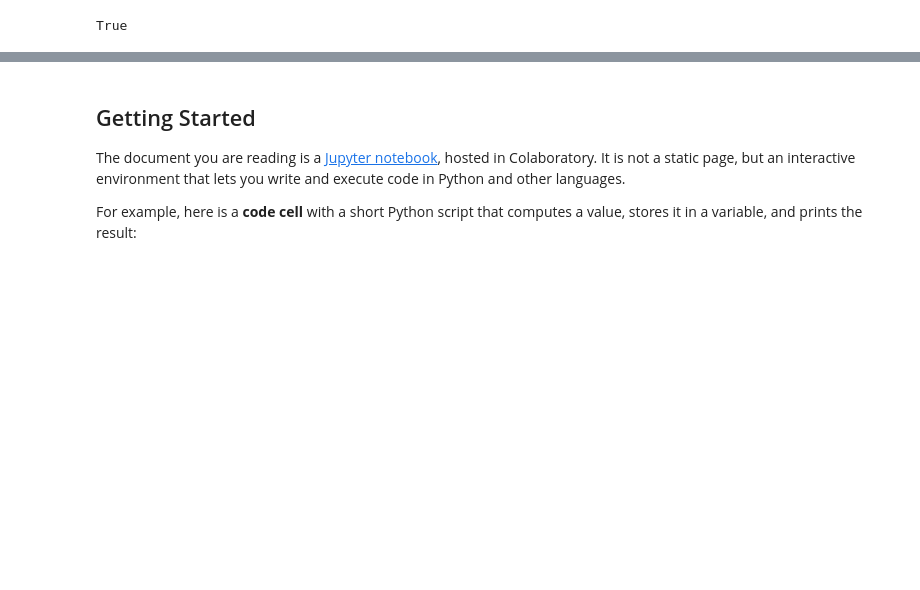
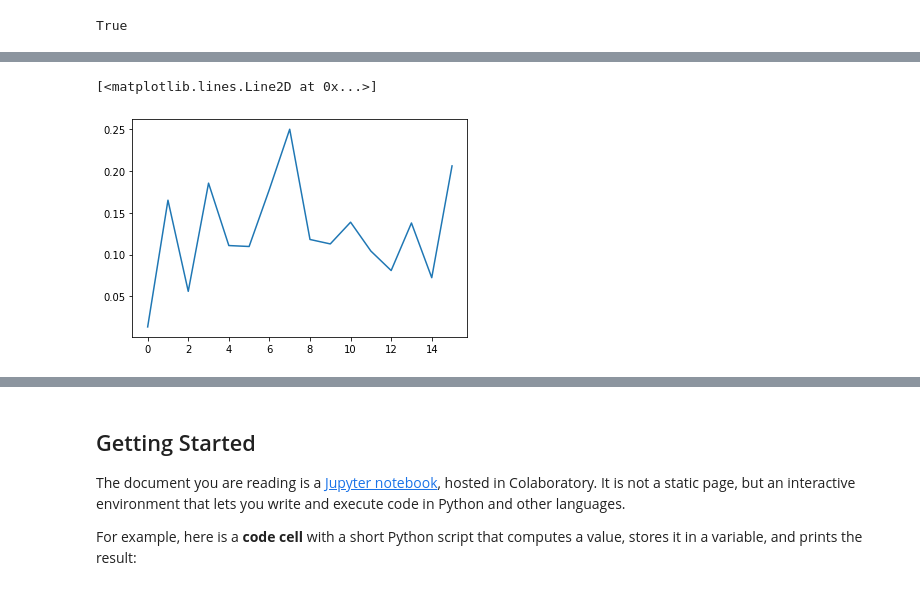
Before and after one commit to LyubovZadiranova/ZadiranovaLA_ML, a Jupyter notebook: Welcome_To_Colaboratory.ipynb, the cells around one changed output, grey strips where cells are left out. Saved outputs shown, nothing was run; the diff lists cells and outputs as text; code cells hidden in the pictures; blank space fills up the shorter version.

```diff
--- a/Welcome_To_Colaboratory.ipynb
+++ b/Welcome_To_Colaboratory.ipynb
@@ -154,0 +108,35 @@ plt.plot(test_loss_history)
+# %%
+batch_size = 100
+
+train_loss_history = []
+test_loss_history = []
+
+X_test = X_test.to(device)
+y_test = y_test.to(device)
+
+for epoch in range(10000):
+    order = np.random.permutation(len(X_train)) # перемешиваем эл-ты
+
+    for start_index in range(0, len(X_train), batch_size):
+        optimizer.zero_grad()
+
+        batch_indexes = order[start_index:start_index+batch_size]
+
+        X_batch = X_train[batch_indexes].to(device)
+        y_batch = y_train[batch_indexes].to(device)
+
+        preds = mnist_net.forward(X_batch)
+
+        loss_value = loss(preds, y_batch)
+        loss_value.backward()
+
+
+
+        optimizer.step()
+
+    train_loss_history.append(loss_value)
+
+    test_preds = mnist_net.forward(X_test)
+    test_loss_history.append(loss(test_preds, y_test))
+
+    print(train_loss_history)
@@ -155,3 +161,8 @@ plt.plot(test_loss_history)
+# %%
+plt.plot(train_loss_history)
+# %% [output]
+[<matplotlib.lines.Line2D at 0x...>]
+[figure, added]
 # %%
 #@title Introducing Colaboratory { display-mode: "form" }
 #@markdown This 3-minute video gives an overview of the key features of Colaboratory:
```
Also changed, not shown: parts of 6 cells of this notebook.
